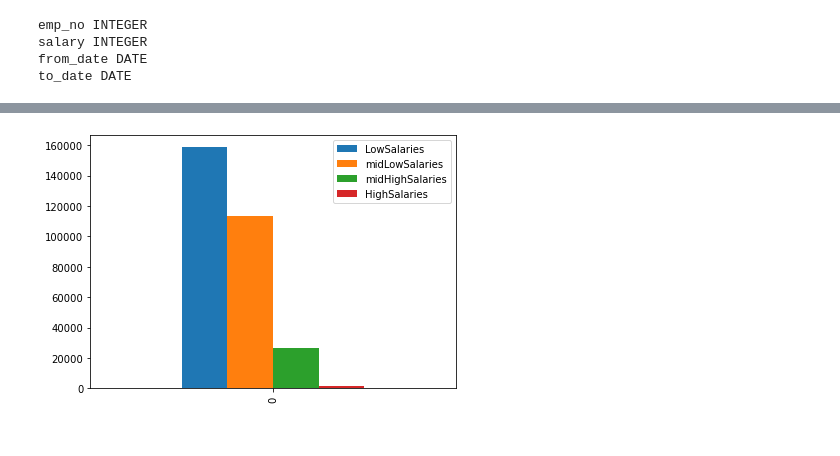
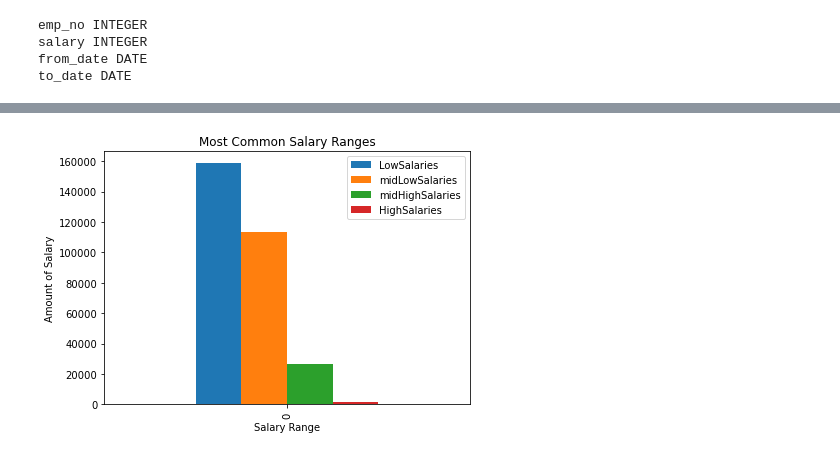
Before and after one commit to michaellegg16/Employee-Research-SQL, a Jupyter notebook: Bonus/main.ipynb, the cells around one changed output, grey strips where cells are left out. Cells and saved outputs as stored; diff of their text form; code cells hidden in the pictures.

```diff
--- a/Bonus/main.ipynb
+++ b/Bonus/main.ipynb
@@ -57,12 +61,16 @@ highCount = len(HighSalaries)
 # %%
+# Plot the ranges in a histogram
 test = {'LowSalaries': [lowCount],
                  'midLowSalaries': [midLowCount],
                  'midHighSalaries': [midHighCount],
                  'HighSalaries': [highCount]}
 df = pd.DataFrame(data=test)
 df
 df.plot.bar()
 plt.tight_layout()
+plt.xlabel("Salary Range")
+plt.ylabel("Amount of Salary")
+plt.title("Most Common Salary Ranges")
 plt.show()
 # %% [output]
-[figure, old version]
+[figure, new version]
```
Also changed, not shown: parts of 18 cells of this notebook.
